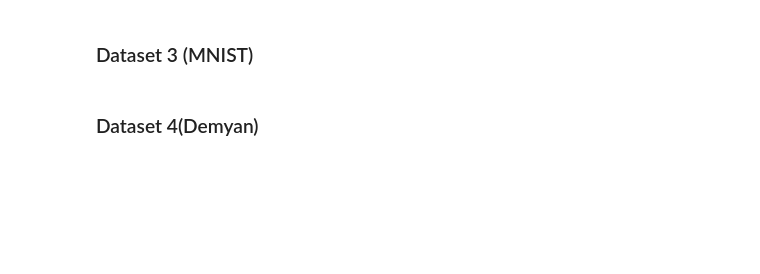
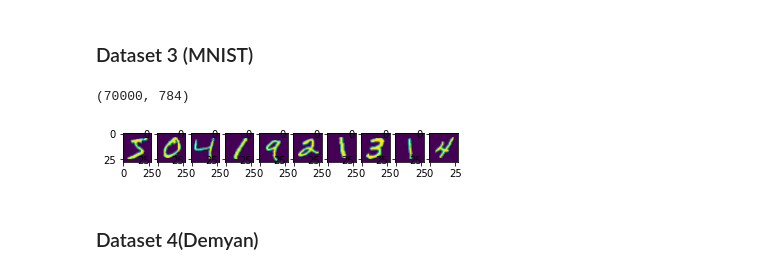
Before and after one commit to doomgutt/NMA-CN-2022-Project--Group-A---Attractor-Networks, a Jupyter notebook: main.ipynb, the cells around one changed output. Saved outputs shown, nothing was run; the diff lists cells and outputs as text; code cells hidden in the pictures; blank space fills up the shorter version.

Commit message:
reorganized, seperate dataset implementation, do formating and git ignore

```diff
--- a/main.ipynb
+++ b/main.ipynb
@@ -49,18 +27,15 @@ for i in range(9):
 # %% [markdown]
 ### Dataset 3 (MNIST)
 # %%
-# from sklearn.datasets import fetch_openml
+from datasets import Dataset_MNIST
+dataset_mnist = Dataset_MNIST()
 
-# # GET mnist data
-# mnist = fetch_openml(name='mnist_784', as_frame = False)
-# mnist_X = mnist.data
-# mnist_X.shape
-
-# import matplotlib.pyplot as plt
-# show_first_n = 10
-# for i in range(show_first_n):
-#   plt.subplot(1, show_first_n, i +1)
-#   plt.imshow(mnist_X[i].reshape(28, 28))
+X_mnist = dataset_mnist.get_data()
+print(X_mnist.shape)
+dataset_mnist.show()
+# %% [output]
+(70000, 784)
+[figure, added]
 # %% [markdown]
 ### Dataset 4(Demyan)
 # %%
```
Also changed, not shown: parts of 10 cells of this notebook, 3 other files.
